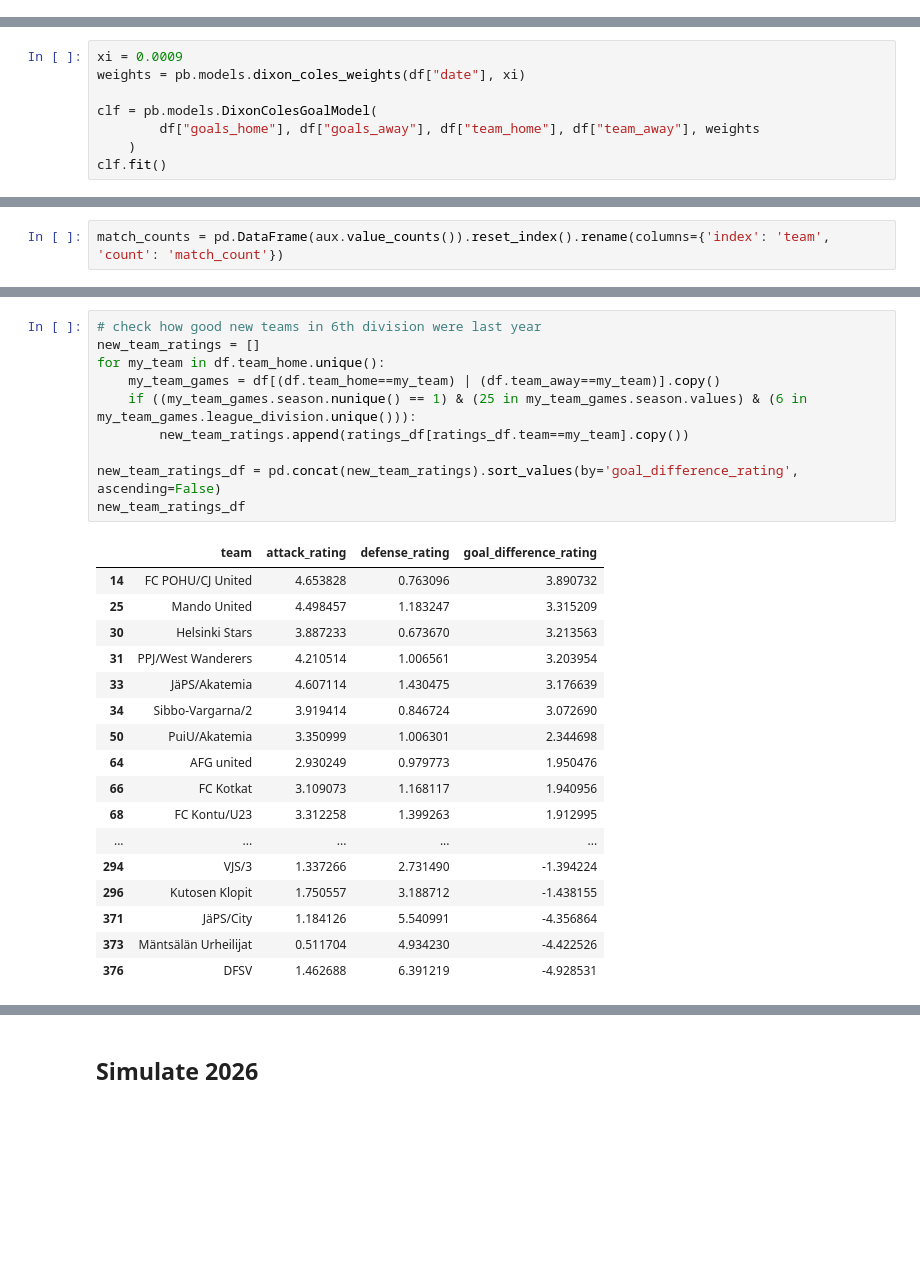
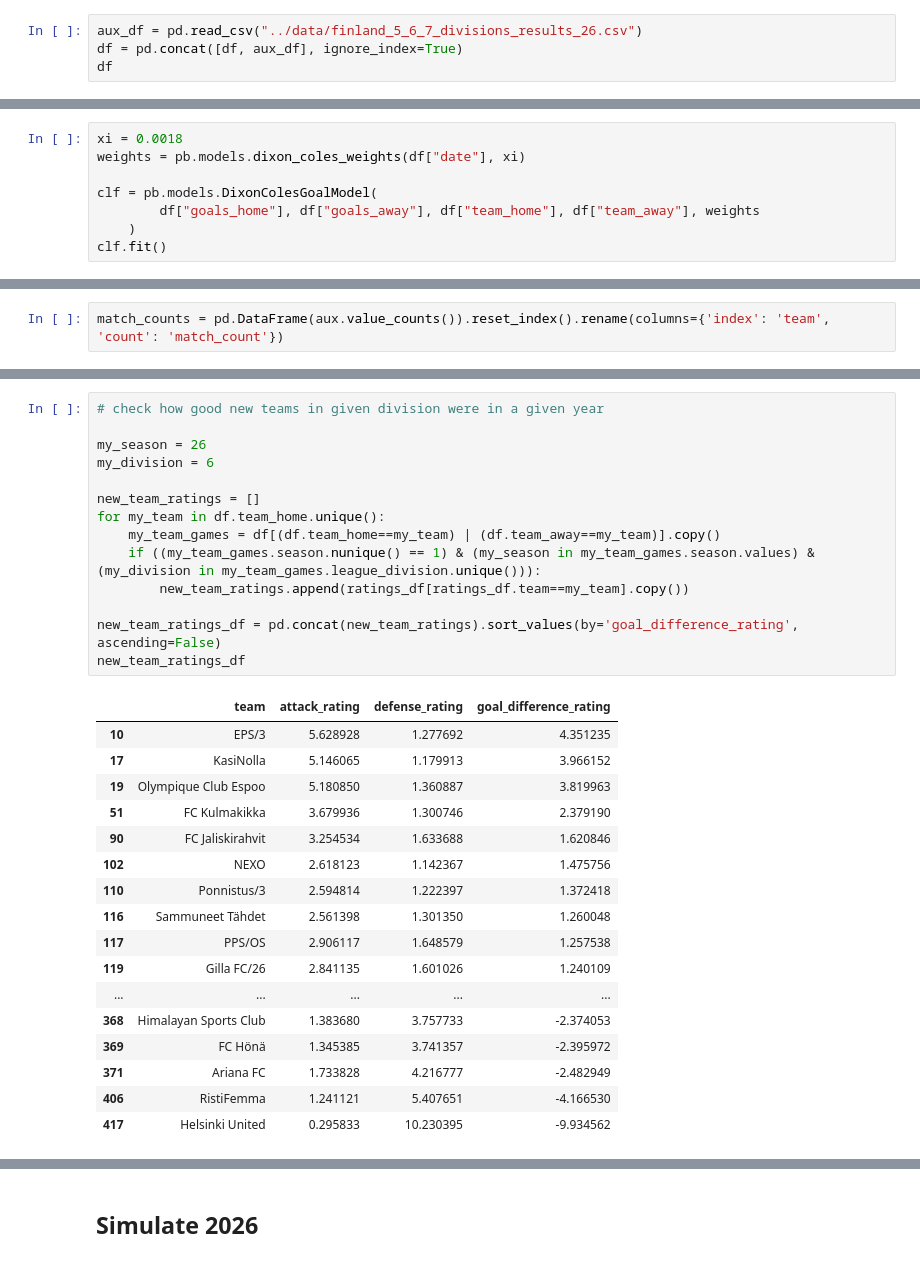
Before and after one commit to jaksticks/match_prediction, a Jupyter notebook: notebooks/palloliitto_analysis.ipynb, the cells around one changed output, grey strips where cells are left out. Cells and saved outputs as stored; diff of their text form; blank space fills up the shorter version.

```diff
--- a/notebooks/palloliitto_analysis.ipynb
+++ b/notebooks/palloliitto_analysis.ipynb
@@ -495,3 +497,7 @@ df
 | 8860 | AS RaPe | KOPSE/CRPS FC | 2 | 0 | 7 | 20 | 5 |
 | 8861 | Cosmos | AS RaPe | 2 | 1 | 7 | 20 | 5 |
 8862 rows × 7 columns
+# %%
+aux_df = pd.read_csv("../data/finland_5_6_7_divisions_results_26.csv")
+df = pd.concat([df, aux_df], ignore_index=True)
+df
@@ -536,7 +556,7 @@ aux.value_counts().sort_values(ascending=False).plot(kind='bar', title='Number o
 # %% [markdown]
 ## Fit model
 # %%
-xi = 0.0009
+xi = 0.0018
 weights = pb.models.dixon_coles_weights(df["date"], xi)
 
 clf = pb.models.DixonColesGoalModel(
@@ -793,29 +818,33 @@ with pd.option_context('display.max_rows', None):
 # %%
-# check how good new teams in 6th division were last year
+# check how good new teams in given division were in a given year
+
+my_season = 26
+my_division = 6
+
 new_team_ratings = []
 for my_team in df.team_home.unique():
     my_team_games = df[(df.team_home==my_team) | (df.team_away==my_team)].copy()
-    if ((my_team_games.season.nunique() == 1) & (25 in my_team_games.season.values) & (6 in my_team_games.league_division.unique())):
+    if ((my_team_games.season.nunique() == 1) & (my_season in my_team_games.season.values) & (my_division in my_team_games.league_division.unique())):
         new_team_ratings.append(ratings_df[ratings_df.team==my_team].copy())
 
 new_team_ratings_df = pd.concat(new_team_ratings).sort_values(by='goal_difference_rating', ascending=False)
 new_team_ratings_df
 # %% [output]
 |  | team | attack_rating | defense_rating | goal_difference_rating |
-| 14 | FC POHU/CJ United | 4.653828 | 0.763096 | 3.890732 |
-| 25 | Mando United | 4.498457 | 1.183247 | 3.315209 |
-| 30 | Helsinki Stars | 3.887233 | 0.673670 | 3.213563 |
-| 31 | PPJ/West Wanderers | 4.210514 | 1.006561 | 3.203954 |
-| 33 | JäPS/Akatemia | 4.607114 | 1.430475 | 3.176639 |
-| 34 | Sibbo-Vargarna/2 | 3.919414 | 0.846724 | 3.072690 |
-| 50 | PuiU/Akatemia | 3.350999 | 1.006301 | 2.344698 |
-| 64 | AFG united | 2.930249 | 0.979773 | 1.950476 |
-| 66 | FC Kotkat | 3.109073 | 1.168117 | 1.940956 |
-| 68 | FC Kontu/U23 | 3.312258 | 1.399263 | 1.912995 |
+| 10 | EPS/3 | 5.628928 | 1.277692 | 4.351235 |
+| 17 | KasiNolla | 5.146065 | 1.179913 | 3.966152 |
+| 19 | Olympique Club Espoo | 5.180850 | 1.360887 | 3.819963 |
+| 51 | FC Kulmakikka | 3.679936 | 1.300746 | 2.379190 |
+| 90 | FC Jaliskirahvit | 3.254534 | 1.633688 | 1.620846 |
+| 102 | NEXO | 2.618123 | 1.142367 | 1.475756 |
+| 110 | Ponnistus/3 | 2.594814 | 1.222397 | 1.372418 |
+| 116 | Sammuneet Tähdet | 2.561398 | 1.301350 | 1.260048 |
+| 117 | PPS/OS | 2.906117 | 1.648579 | 1.257538 |
+| 119 | Gilla FC/26 | 2.841135 | 1.601026 | 1.240109 |
 | ... | ... | ... | ... | ... |
-| 294 | VJS/3 | 1.337266 | 2.731490 | -1.394224 |
-| 296 | Kutosen Klopit | 1.750557 | 3.188712 | -1.438155 |
-| 371 | JäPS/City | 1.184126 | 5.540991 | -4.356864 |
-| 373 | Mäntsälän Urheilijat | 0.511704 | 4.934230 | -4.422526 |
-| 376 | DFSV | 1.462688 | 6.391219 | -4.928531 |
+| 368 | Himalayan Sports Club | 1.383680 | 3.757733 | -2.374053 |
+| 369 | FC Hönä | 1.345385 | 3.741357 | -2.395972 |
+| 371 | Ariana FC | 1.733828 | 4.216777 | -2.482949 |
+| 406 | RistiFemma | 1.241121 | 5.407651 | -4.166530 |
+| 417 | Helsinki United | 0.295833 | 10.230395 | -9.934562 |
 # %%
```
Also changed, not shown: parts of 51 cells of this notebook, 22 other files.
